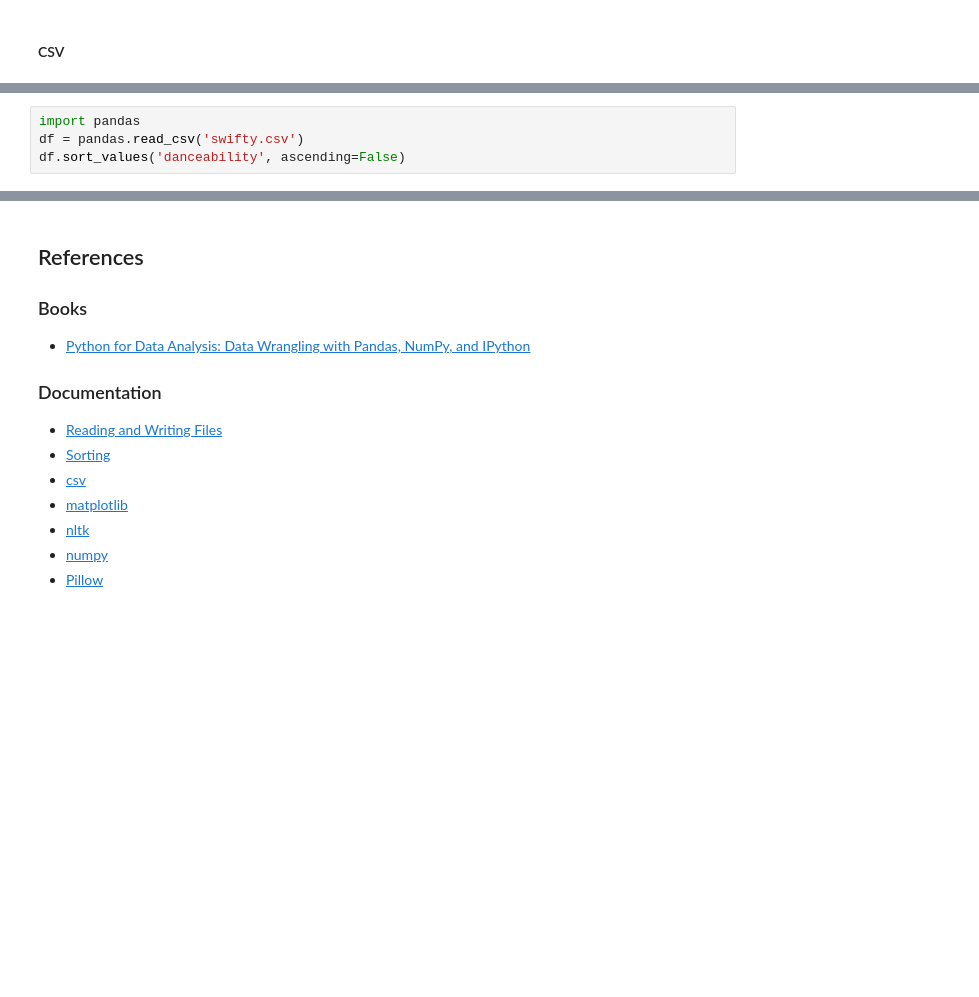
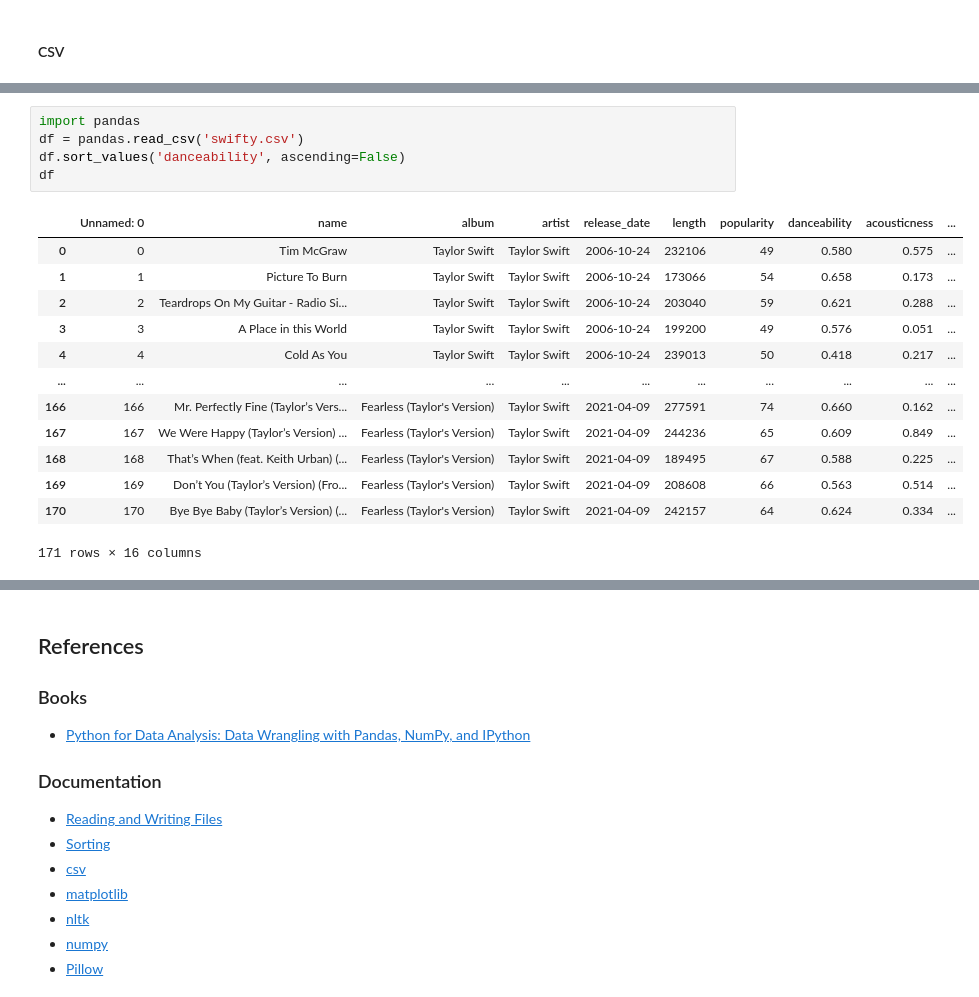
Before and after one commit to James-D-Wood/python-workshop, a Jupyter notebook: Activity 1.ipynb, the cells around one changed output, grey strips where cells are left out. Cells and saved outputs as stored; diff of their text form; blank space fills up the shorter version.

```diff
--- a/Activity 1.ipynb
+++ b/Activity 1.ipynb
@@ -74,7 +95,22 @@ for bop in bangers:
 # %%
 import pandas
 df = pandas.read_csv('swifty.csv')
 df.sort_values('danceability', ascending=False)
+df
+# %% [output]
+|  | Unnamed: 0 | name | album | artist | release_date | length | popularity | danceability | acousticness | ... |
+| 0 | 0 | Tim McGraw | Taylor Swift | Taylor Swift | 2006-10-24 | 232106 | 49 | 0.580 | 0.575 | ... |
+| 1 | 1 | Picture To Burn | Taylor Swift | Taylor Swift | 2006-10-24 | 173066 | 54 | 0.658 | 0.173 | ... |
+| 2 | 2 | Teardrops On My Guitar - Radio Si... | Taylor Swift | Taylor Swift | 2006-10-24 | 203040 | 59 | 0.621 | 0.288 | ... |
+| 3 | 3 | A Place in this World | Taylor Swift | Taylor Swift | 2006-10-24 | 199200 | 49 | 0.576 | 0.051 | ... |
+| 4 | 4 | Cold As You | Taylor Swift | Taylor Swift | 2006-10-24 | 239013 | 50 | 0.418 | 0.217 | ... |
+| ... | ... | ... | ... | ... | ... | ... | ... | ... | ... | ... |
+| 166 | 166 | Mr. Perfectly Fine (Taylor’s Vers... | Fearless (Taylor's Version) | Taylor Swift | 2021-04-09 | 277591 | 74 | 0.660 | 0.162 | ... |
+| 167 | 167 | We Were Happy (Taylor’s Version) ... | Fearless (Taylor's Version) | Taylor Swift | 2021-04-09 | 244236 | 65 | 0.609 | 0.849 | ... |
+| 168 | 168 | That’s When (feat. Keith Urban) (... | Fearless (Taylor's Version) | Taylor Swift | 2021-04-09 | 189495 | 67 | 0.588 | 0.225 | ... |
+| 169 | 169 | Don’t You (Taylor’s Version) (Fro... | Fearless (Taylor's Version) | Taylor Swift | 2021-04-09 | 208608 | 66 | 0.563 | 0.514 | ... |
+| 170 | 170 | Bye Bye Baby (Taylor’s Version) (... | Fearless (Taylor's Version) | Taylor Swift | 2021-04-09 | 242157 | 64 | 0.624 | 0.334 | ... |
+171 rows × 16 columns
 # %%
 import plotly.express as px
 fig = px.histogram(df, x="danceability")
```
Also changed, not shown: parts of 10 cells of this notebook, 2 other files.
